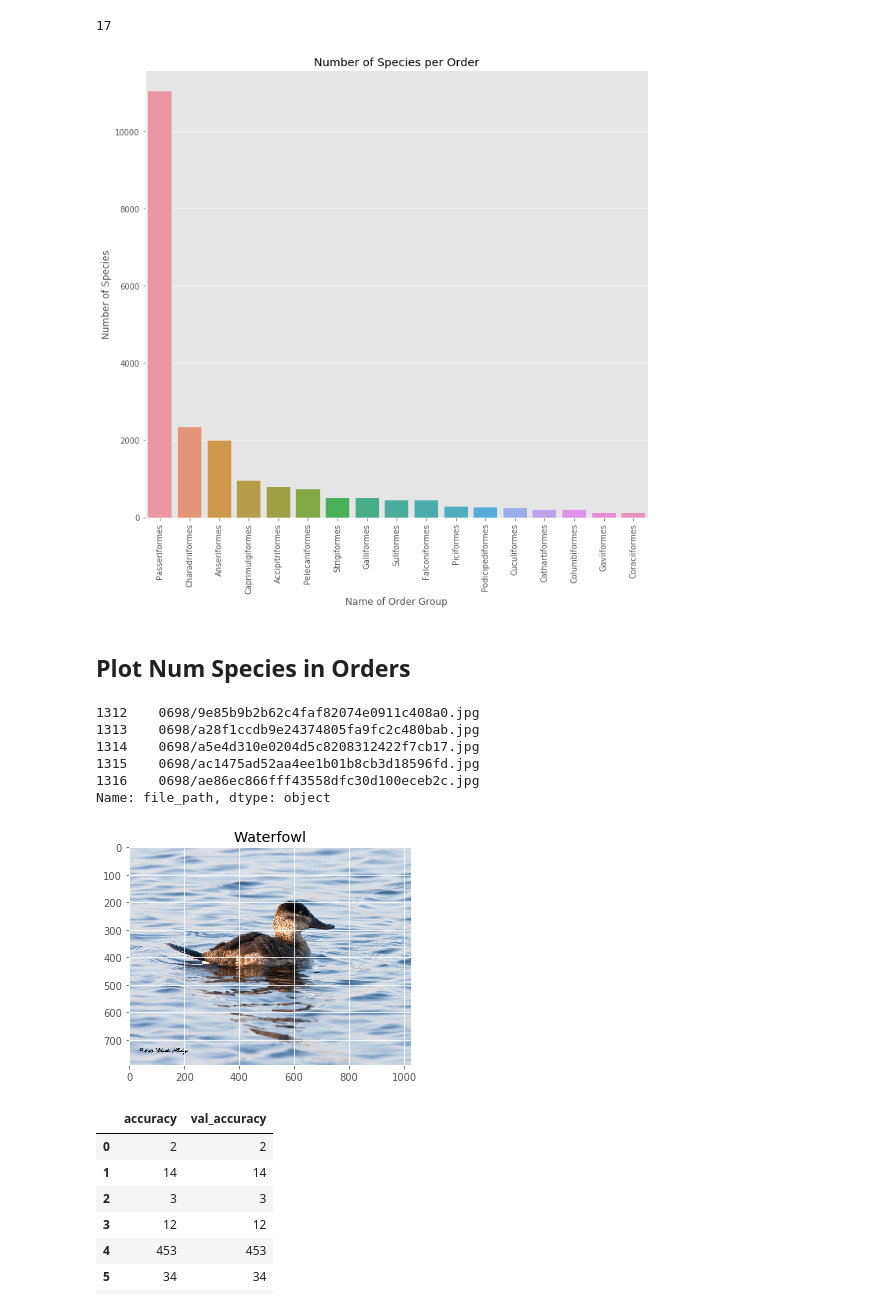
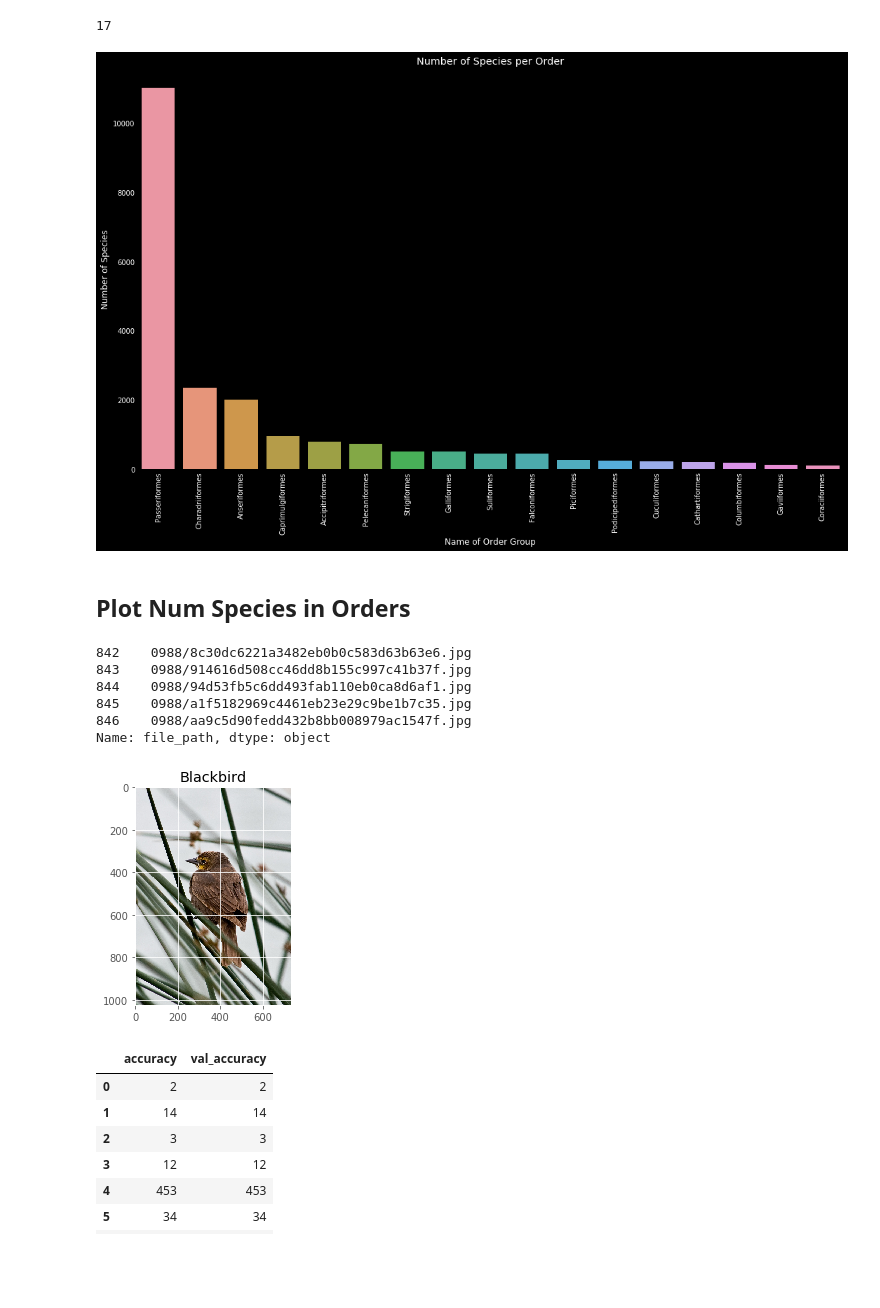
Before and after one commit to cwong690/Birdex, a Jupyter notebook: species_model.ipynb, the cells around one changed output. Drawn from its saved outputs; the diff is of its cells as text; code cells hidden in the pictures; blank space fills up the shorter version.

```diff
--- a/species_model.ipynb
+++ b/species_model.ipynb
@@ -21,7 +21,7 @@ getattr(tqdm, '_instances', {}).clear()  # ⬅ add this line
 
 %matplotlib inline
 
-plt.style.use('ggplot')
+plt.style.use('dark_background')
 
 pd.set_option('display.max_columns', 50)
 # %%
@@ -137,28 +183,28 @@ len(order_sort.index.values)
 # %% [output]
 17
 # %%
-fig, ax = plt.subplots(figsize=(10,10))
+fig, ax = plt.subplots(figsize=(15,10))
 
 ax = sns.countplot(final_orders['order'], order=order_sort.index);
 plt.xticks(rotation=90);
 ax.set_title('Number of Species per Order')
 ax.set_xlabel('Name of Order Group')
 ax.set_ylabel('Number of Species')
 plt.tight_layout()
 
 plt.savefig('graphs/num_species_order.png')
 # %% [output]
-[figure, old version]
+[figure, new version]
 # %% [markdown]
 ## Plot Num Species in Orders
 # %%
-final_orders[final_orders['species_group']=='Waterfowl']['file_path'][45:50]
+final_orders[final_orders['species_group']=='Blackbirds']['file_path'][45:50]
 # %% [output]
-1312    0698/9e85b9b2b62c4faf82074e0911c408a0.jpg
-1313    0698/a28f1ccdb9e24374805fa9fc2c480bab.jpg
-1314    0698/a5e4d310e0204d5c8208312422f7cb17.jpg
-1315    0698/ac1475ad52aa4ee1b01b8cb3d18596fd.jpg
-1316    0698/ae86ec866fff43558dfc30d100eceb2c.jpg
+842    0988/8c30dc6221a3482eb0b0c583d63b63e6.jpg
+843    0988/914616d508cc46dd8b155c997c41b37f.jpg
+844    0988/94d53fb5c6dd493fab110eb0ca8d6af1.jpg
+845    0988/a1f5182969c4461eb23e29c9be1b7c35.jpg
+846    0988/aa9c5d90fedd432b8bb008979ac1547f.jpg
 Name: file_path, dtype: object
 # %%
 bucket = 'cwbirdsimages'
@@ -205,11 +251,11 @@ blackbird1 = Image.open(img_bytes)
 
 # plt.tight_layout()
 # %%
-plt.title('Waterfowl')
-plt.imshow(waterfowl1);
-plt.savefig('')
+plt.title('Blackbird')
+plt.imshow(blackbird1);
+plt.savefig('graphs/blackbird.png')
 # %% [output]
-[figure, old version]
+[figure, new version]
 # %%
 acc = [2,14,3,12,453,34,123,5,24]
 val_acc = [2,14,3,12,453,34,123,5,24]
```
Also changed, not shown: parts of 7 cells of this notebook, 8 other files.
